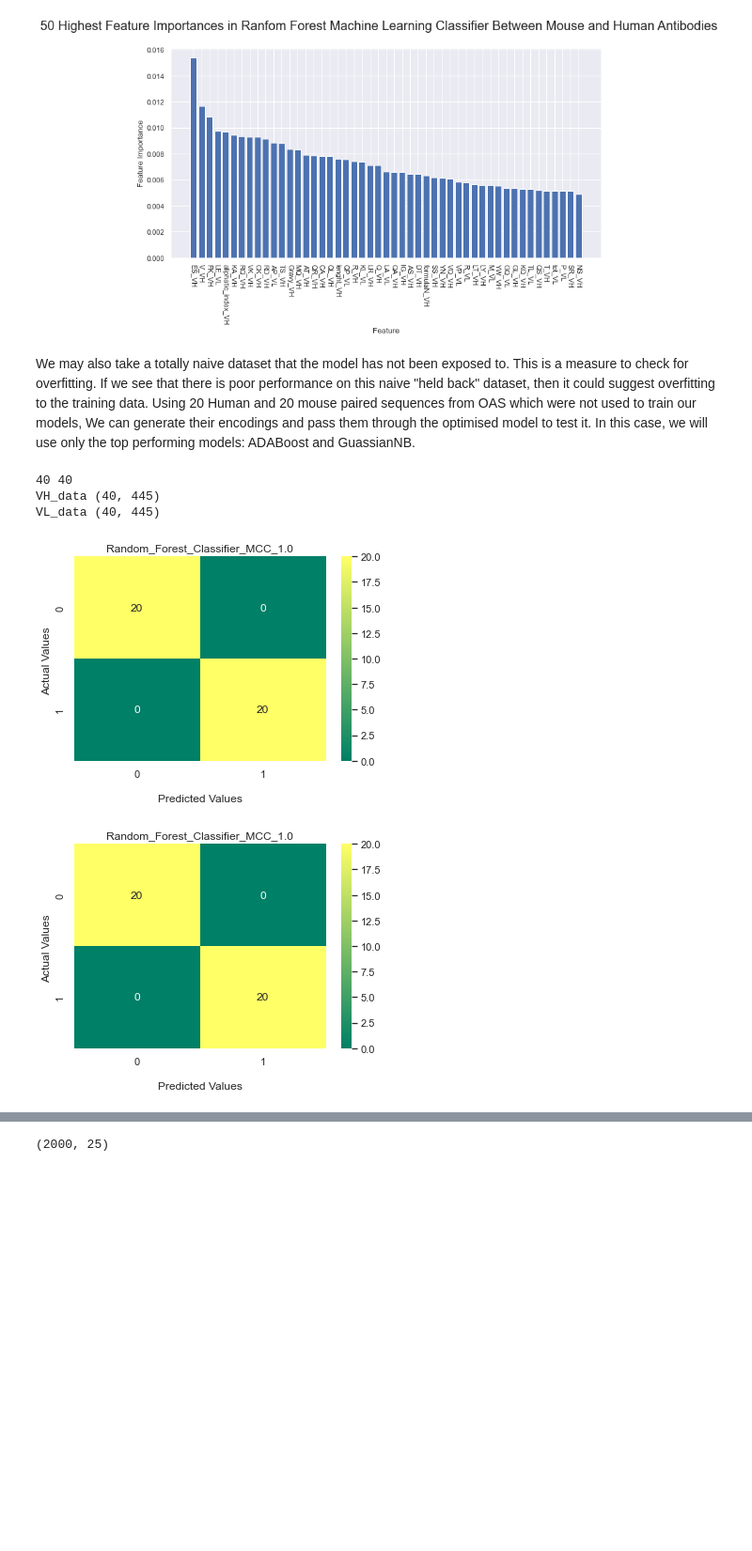
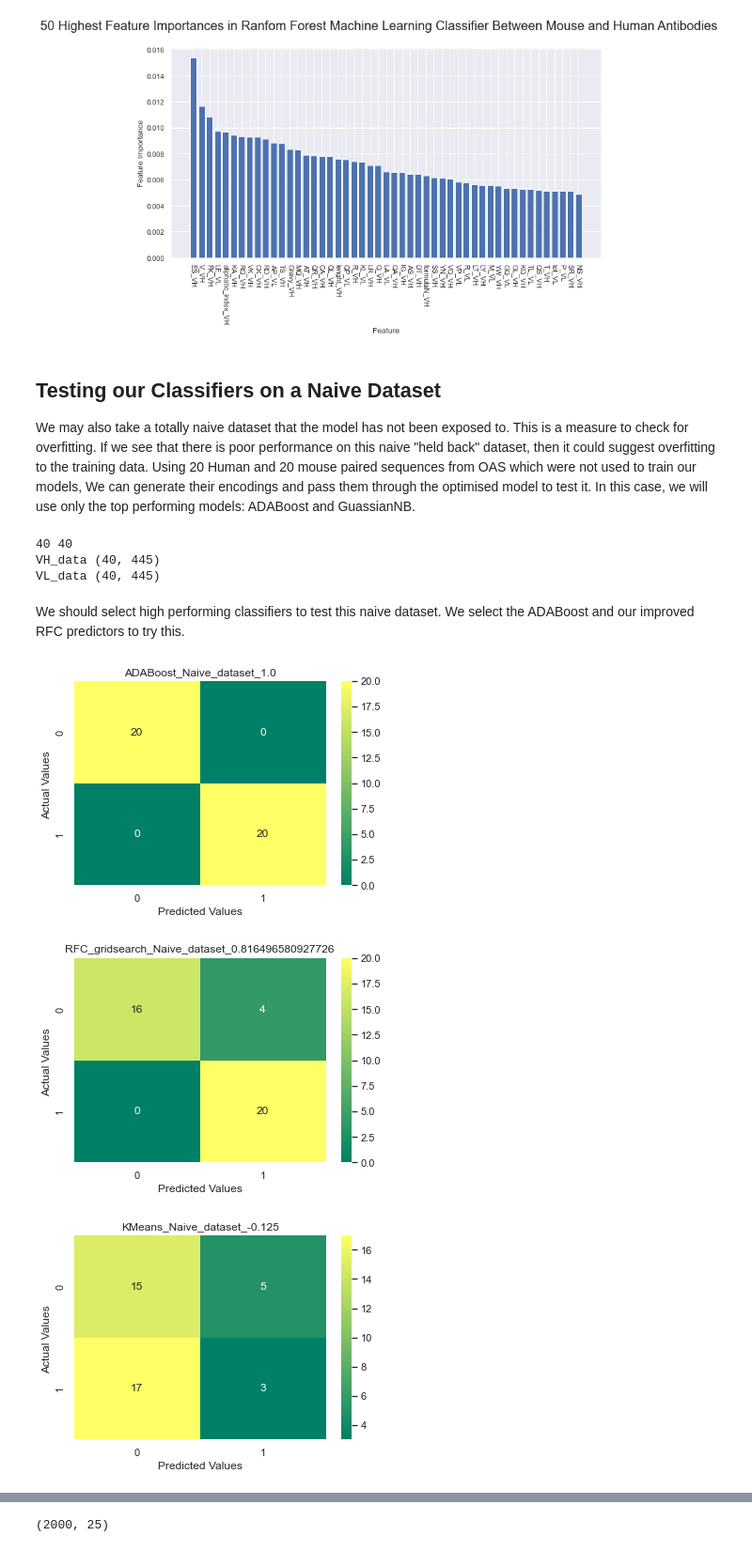
Before and after one commit to AdamTest24/Antibody_Materials, a Jupyter notebook: Mouse_0_Human_1_Clustering_Saba.ipynb, the cells around one changed output, grey strips where cells are left out. Shown at 94% size. Drawn from its saved outputs; the diff is of its cells as text; code cells hidden in the pictures; blank space fills up the shorter version.

```diff
--- a/Mouse_0_Human_1_Clustering_Saba.ipynb
+++ b/Mouse_0_Human_1_Clustering_Saba.ipynb
@@ -268,0 +290,12 @@ When a machine learning predictor is performing well, there is always the possib
+# %%
+from sklearn.model_selection import GridSearchCV
+
+param_grid = {'C':[1,10,100,1000],
+              'gamma':[2,1,0.1,0.001],
+              'kernel':['linear','rbf']
+}
+
+svc = SVC()
+svc_grid_search = GridSearchCV(estimator = svc, param_grid=  param_grid,
+                               refit = True, n_jobs = -1,verbose = 2)
+svc_grid_search.fit(X_train,y_train)
@@ -269,6 +307,4 @@ When a machine learning predictor is performing well, there is always the possib
 # %%
-from sklearn.model_selection import GridSearchCV
-# Create the parameter grid based on the results of random search
 param_grid = {
     'bootstrap': [True],
     'max_depth': [80, 90, 100, 110],
@@ -280,9 +316,9 @@ param_grid = {
 # Create a based model
 rf = RandomForestClassifier()
 # Instantiate the grid search model
-grid_search = GridSearchCV(estimator = rf, param_grid = param_grid,
-                          cv = 3, n_jobs = -1, verbose = 2)
-grid_search.fit(X_train, y_train)
+rf_grid_search = GridSearchCV(estimator = rf, param_grid = param_grid,
+                          refit = True, cv = 3, n_jobs = -1, verbose = 2)
+rf_grid_search.fit(X_train, y_train)
 # %% [output]
 Fitting 3 folds for each of 288 candidates, totalling 864 fits
 GridSearchCV(cv=3, estimator=RandomForestClassifier(), n_jobs=-1,
@@ -332,6 +410,8 @@ plt.show()
 # %% [output]
 [figure]
 # %% [markdown]
+## Testing our Classifiers on a Naive Dataset
+
 We may also take a totally naive dataset that the model has not been exposed to. This is a measure to check for overfitting. If we see that there is poor performance on this naive "held back" dataset, then it could suggest overfitting to the training data. Using 20 Human and 20 mouse paired sequences from OAS which were not used to train our models, We can generate their encodings and pass them through the optimised model to test it.  In this case, we will use only the top performing models: ADABoost and GuassianNB.
 # %%
 naive_fasta = '/Users/james/Documents/LIDO/Antibody_Materials/Naive_dataset.faa.txt'
@@ -340,39 +424,50 @@ naive_dataset = Get_dataset(naive_fasta)
 40 40
 VH_data (40, 445)
 VL_data (40, 445)
+# %% [markdown]
+We should select high performing classifiers to test this naive dataset. We select the ADABoost and our improved RFC predictors to try this.
 # %%
-naive_labels1 = 20*[1]
-naive_labels2 = 20*[0]
-
-
-naive_labels = naive_labels1+naive_labels2
-naive_y=naive_labels
 clf = classifiers.get('ADABoost')
 y_predict1 = clf.predict(naive_dataset)
 scoring = matthews_corrcoef(naive_y, y_predict1)
 scores.append(scoring)
 cf_matrix1 = confusion_matrix(naive_y, y_predict1)
 ax1 = sns.heatmap(cf_matrix1, annot=True, cmap='summer')
-title = str("Random_Forest_Classifier_MCC_"+str(scoring))
+title = str("ADABoost_Naive_dataset_"+str(scoring))
 ax1.set_title(title);
-ax1.set_xlabel('\nPredicted Values')
+ax1.set_xlabel('Predicted Values')
 ax1.set_ylabel('Actual Values ');
 plt.show()
 
 naive_labels = naive_labels1+naive_labels2
 naive_y=naive_labels
-clf = classifiers.get('GaussianNB')
+clf = rf_grid_search
 y_predict1 = clf.predict(naive_dataset)
 scoring = matthews_corrcoef(naive_y, y_predict1)
 scores.append(scoring)
 cf_matrix1 = confusion_matrix(naive_y, y_predict1)
 ax1 = sns.heatmap(cf_matrix1, annot=True, cmap='summer')
-title = str("Random_Forest_Classifier_MCC_"+str(scoring))
+title = str("RFC_gridsearch_Naive_dataset_"+str(scoring))
 ax1.set_title(title);
-ax1.set_xlabel('\nPredicted Values')
+ax1.set_xlabel('Predicted Values')
 ax1.set_ylabel('Actual Values ');
 plt.show()
+
+naive_labels = naive_labels1+naive_labels2
+naive_y=naive_labels
+clf = classifiers.get('KMeans')
+y_predict1 = clf.predict(naive_dataset)
+scoring = matthews_corrcoef(naive_y, y_predict1)
+scores.append(scoring)
+cf_matrix1 = confusion_matrix(naive_y, y_predict1)
+ax1 = sns.heatmap(cf_matrix1, annot=True, cmap='summer')
+title = str("KMeans_Naive_dataset_"+str(scoring))
+ax1.set_title(title);
+ax1.set_xlabel('Predicted Values')
+ax1.set_ylabel('Actual Values ');
+plt.show()
 # %% [output]
-[figure, old version]
+[figure, new version]
-[figure, old version]
+[figure, new version]
+[figure, added]
 # %% [markdown]
```
Also changed, not shown: parts of 36 cells of this notebook.
